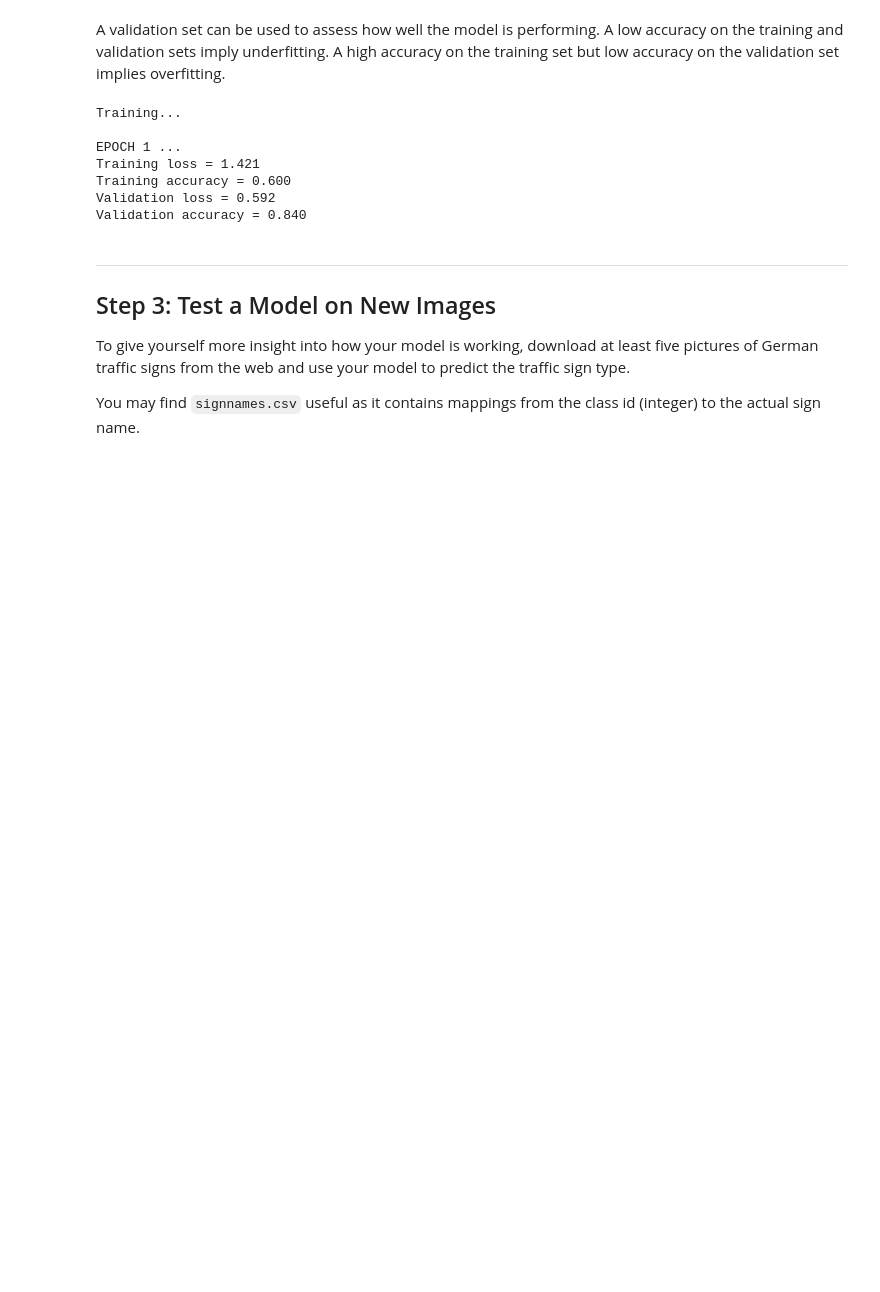
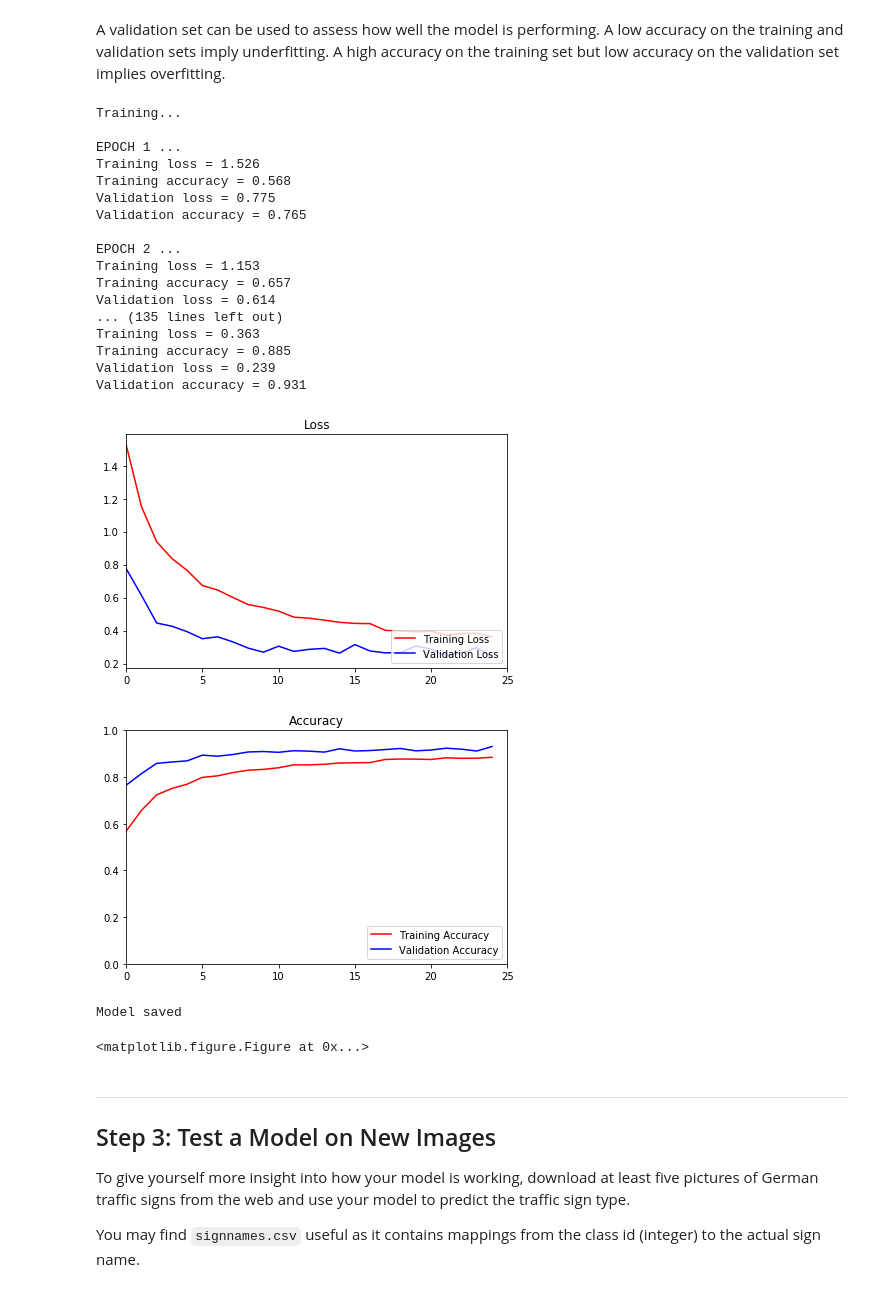
Before and after one commit to kirnh/CarND-TrafficSignClassifier-P2, a Jupyter notebook: Traffic_Sign_Classifier.ipynb, the cells around one changed output. Drawn from its saved outputs; the diff is of its cells as text; code cells hidden in the pictures; blank space fills up the shorter version.

Commit message:
V1.2 - Model reaches 93% accuracy on the validation set

```diff
--- a/Traffic_Sign_Classifier.ipynb
+++ b/Traffic_Sign_Classifier.ipynb
@@ -319,21 +323,27 @@ X_test, y_test = test['features'], test['labels']
 # %% [markdown]
 ### Pre-process the Data Set
 # %%
+import cv2
+import numpy as np
+#from skimage import exposure
+
 # RGB to GRAY
 def rgb2gray(img):
     return cv2.cvtColor(img, cv2.COLOR_RGB2GRAY)
 
 # Normalizing the scale to [-1, 1]
 def normalize(img):
-    return img/127.5 - 1.0
+    return (img/127.5 - 1.0)
 
 def preprocess(x):
     processed_data = []
     for i in range(0, x.shape[0]):
         img = rgb2gray(x[i])
+        img = cv2.equalizeHist(img)
         img = normalize(img)
         processed_data.append(img)
     return np.reshape(np.array(processed_data), (-1, 32, 32, 1))
+    #return (processed_data)
 
 X_train = preprocess(X_train)
 X_valid = preprocess(X_valid)
@@ -355,7 +361,7 @@ print(X_valid.shape, X_valid.dtype)
 
 import tensorflow as tf
 
-EPOCHS = 10
+EPOCHS = 25
 BATCH_SIZE = 256
 # %%
 from tensorflow.contrib.layers import flatten
@@ -365,14 +371,18 @@ def LeNet(x):
     # Arguments used for tf.truncated_normal, randomly defines variables for the weights and biases for each layer
     mu = 0
     sigma = 0.1
+    keep_prob = 0.7
 
-    # Layer 1: Convolutional. Input = 32x32x1. Output = 28x28x6.
+    # Layer 1: Convolutional. Input = 32x32x3. Output = 28x28x6.
     conv1_W = tf.Variable(tf.truncated_normal(shape=(5, 5, 1, 6), mean = mu, stddev = sigma))
     conv1_b = tf.Variable(tf.zeros(6))
     conv1   = tf.nn.conv2d(x, conv1_W, strides=[1, 1, 1, 1], padding='VALID') + conv1_b
 
     # Activation.
     conv1 = tf.nn.relu(conv1)
+
+    # Dropout
+    conv1 = tf.nn.dropout(conv1, keep_prob)
 
     # Pooling. Input = 28x28x6. Output = 14x14x6.
     conv1 = tf.nn.max_pool(conv1, ksize=[1, 2, 2, 1], strides=[1, 2, 2, 1], padding='VALID')
@@ -384,6 +394,9 @@ def LeNet(x):
 
     # Activation.
     conv2 = tf.nn.relu(conv2)
+
+    # Dropout
+    conv2 = tf.nn.dropout(conv2, keep_prob)
 
     # Pooling. Input = 10x10x16. Output = 5x5x16.
     conv2 = tf.nn.max_pool(conv2, ksize=[1, 2, 2, 1], strides=[1, 2, 2, 1], padding='VALID')
@@ -418,7 +431,7 @@ x = tf.placeholder(tf.float32, (None, 32, 32, 1))
 y = tf.placeholder(tf.int32, (None))
 one_hot_y = tf.one_hot(y, 43)
 # %%
-rate = 0.005
+rate = 0.002
 
 logits = LeNet(x)
 cross_entropy = tf.nn.softmax_cross_entropy_with_logits(logits = logits, labels = one_hot_y)
@@ -479,39 +492,60 @@ with tf.Session() as sess:
         validation_loss_history.append(val_loss)
         validation_accuracy_history.append(val_acc)
 
         print("EPOCH {} ...".format(i+1))
         print("Training loss = {:.3f}".format(training_loss))
         print("Training accuracy = {:.3f}".format(training_accuracy))
         print("Validation loss = {:.3f}".format(val_loss))
         print("Validation accuracy = {:.3f}".format(val_acc))
         print()
 
-    loss_plot = plt.subplot(2,1,1)
+    #loss_plot = plt.subplot(2,1,1)
+    loss_plot = plt.subplot()
     loss_plot.set_title('Loss')
     loss_plot.plot(training_loss_history, 'r', label='Training Loss')
     loss_plot.plot(validation_loss_history, 'b', label='Validation Loss')
     loss_plot.set_xlim([0, EPOCHS])
     loss_plot.legend(loc=4)
-    acc_plot = plt.subplot(2,1,2)
+    plt.tight_layout()
+    plt.show()
+    plt.savefig('loss.png')
+
+    #acc_plot = plt.subplot(2,1,2)
+    acc_plot = plt.subplot()
     acc_plot.set_title('Accuracy')
     acc_plot.plot(training_accuracy_history,'r', label='Training Accuracy')
     acc_plot.plot(validation_accuracy_history, 'b', label='Validation Accuracy')
     acc_plot.set_ylim([0, 1.0])
     acc_plot.set_xlim([0, EPOCHS])
     acc_plot.legend(loc=4)
     plt.tight_layout()
     plt.show()
+    plt.savefig('accuracy.png')
 
     saver.save(sess, './lenet')
     print("Model saved")
 # %% [output]
 Training...
 
 EPOCH 1 ...
-Training loss = 1.421
-Training accuracy = 0.600
-Validation loss = 0.592
-Validation accuracy = 0.840
+Training loss = 1.526
+Training accuracy = 0.568
+Validation loss = 0.775
+Validation accuracy = 0.765
+
+EPOCH 2 ...
+Training loss = 1.153
+Training accuracy = 0.657
+Validation loss = 0.614
+... (135 lines left out)
+Training loss = 0.363
+Training accuracy = 0.885
+Validation loss = 0.239
+Validation accuracy = 0.931
+[figure, added]
+[figure, added]
+Model saved
+<matplotlib.figure.Figure at 0x...>
 # %% [markdown]
 ---
 
```
Also changed, not shown: parts of 8 cells of this notebook.
